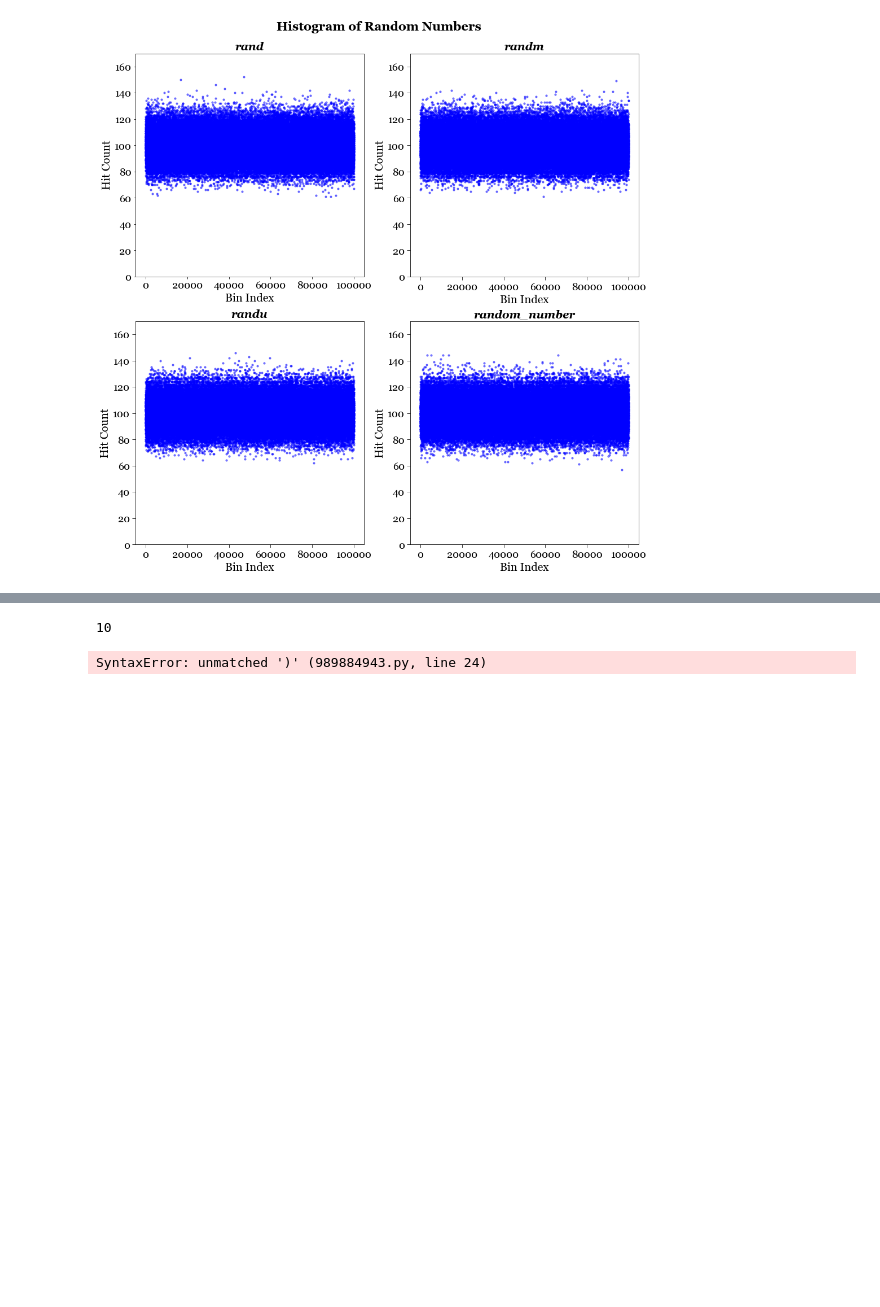
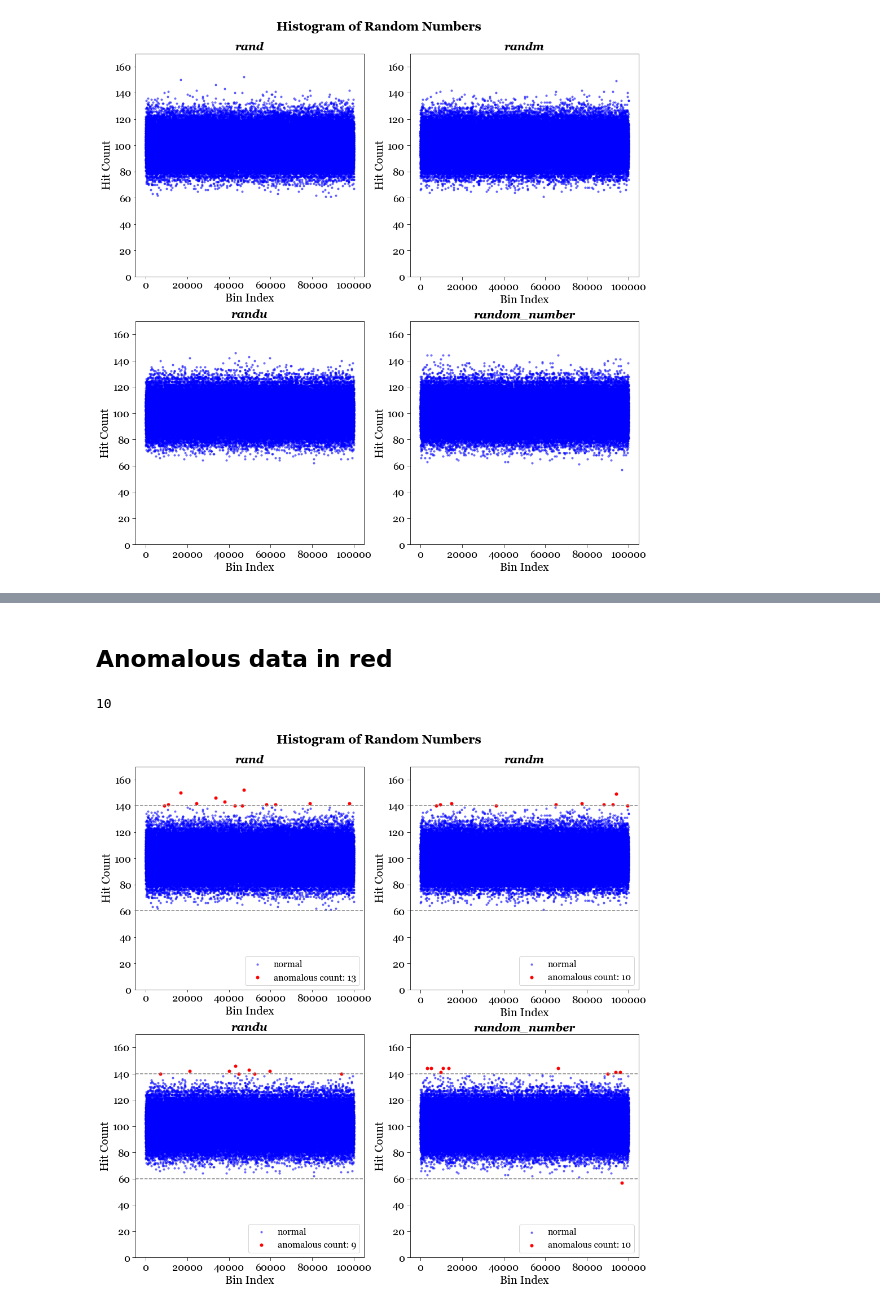
Before and after one commit to chew-in/computational_physics, a Jupyter notebook: RNG/RNG_analysis.ipynb, the cells around one changed output, grey strips where cells are left out. Cells and saved outputs as stored; diff of their text form; code cells hidden in the pictures; blank space fills up the shorter version.

Commit message:
histogram done

```diff
--- a/RNG/RNG_analysis.ipynb
+++ b/RNG/RNG_analysis.ipynb
@@ -218,4 +176,2 @@ df_flagged_randu.drop(columns=['col1'], inplace=True)
-# %%
-len(df_flagged_randm)
-# %% [output]
-10
+# %% [markdown]
+## Anomalous data in red
@@ -222,3 +218,7 @@ len(df_flagged_randm)
+# %%
+len(df_flagged_randm)
+# %% [output]
+10
 # %%
 # Create a figure with a specific size (e.g., 10 inches wide and 8 inches tall)
 fig, axs = plt.subplots(2, 2, figsize=(16, 16))
@@ -227,7 +227,7 @@ fig, axs = plt.subplots(2, 2, figsize=(16, 16))
 axs[0, 0].scatter(df_rand['bin#'], df_rand['hits'], marker='o', color='blue', s=10, \
             alpha=0.5, label='normal')
 axs[0, 0].scatter(df_flagged_rand['bin#'], df_flagged_rand['hits'], marker='o', \
-            color='red', s=25, alpha=1, label='anomalous count: ' + str(len(df_flagged_rand))
+            color='red', s=25, alpha=1, label='anomalous count: ' + str(len(df_flagged_rand)))
 axs[0, 0].set_ylim(0, 170)  # Set the y-axis limits
 axs[0, 0].set_title('rand', fontdict=title_font)
 axs[0, 0].set_xlabel('Bin Index', fontdict=font)
@@ -271,31 +271,31 @@ axs[1, 0].set_yticklabels(ax.get_yticks(), fontdict=tick_font)
 axs[1, 0].xaxis.set_major_formatter(StrMethodFormatter('{x:.0f}'))
 axs[1, 0].yaxis.set_major_formatter(StrMethodFormatter('{x:.0f}'))
 axs[1, 0].axhline(y=140, color='grey', linestyle='--')
 axs[1, 0].axhline(y=60, color='grey', linestyle='--')
 axs[1, 0].legend(loc='lower right', prop=legend_font)
 
 axs[1, 1].scatter(df_random_number['bin#'], df_random_number['hits'], marker='o', color='blue', s=10, \
             alpha=0.5, label='normal')
 axs[1, 1].scatter(df_flagged_random_number['bin#'], df_flagged_random_number['hits'], marker='o', \
             color='red', s=25, alpha=1, label='anomalous count: ' + str(len(df_flagged_random_number)))
 axs[1, 1].set_ylim(0, 170)  # Set the y-axis limits
 axs[1, 1].set_title('random_number', fontdict=title_font)
 axs[1, 1].set_xlabel('Bin Index', fontdict=font)
 axs[1, 1].set_ylabel('Hit Count', fontdict=font)
 axs[1, 1].tick_params(axis='both', which='major', labelsize=18, length=6)  # Adjust label size and tick length
 axs[1, 1].set_xticklabels(ax.get_xticks(), fontdict=tick_font)
 axs[1, 1].set_yticklabels(ax.get_yticks(), fontdict=tick_font)
 axs[1, 1].xaxis.set_major_formatter(StrMethodFormatter('{x:.0f}'))
 axs[1, 1].yaxis.set_major_formatter(StrMethodFormatter('{x:.0f}'))
 axs[1, 1].axhline(y=140, color='grey', linestyle='--')
 axs[1, 1].axhline(y=60, color='grey', linestyle='--')
 axs[1, 1].legend(loc='lower right', prop=legend_font)
 
 fig.suptitle('Histogram of Random Numbers', fontproperties=suptitle_font, y=0.93)
 
 plt.gcf().set_facecolor('white')
 # plt.tight_layout()
 plt.savefig('RNG_histogram_flagged_plots.png')
 plt.show()
 # %% [output]
-SyntaxError: unmatched ')' (989884943.py, line 24)
+[figure, added]
```
Also changed, not shown: parts of 5 cells of this notebook, 1 other file.
